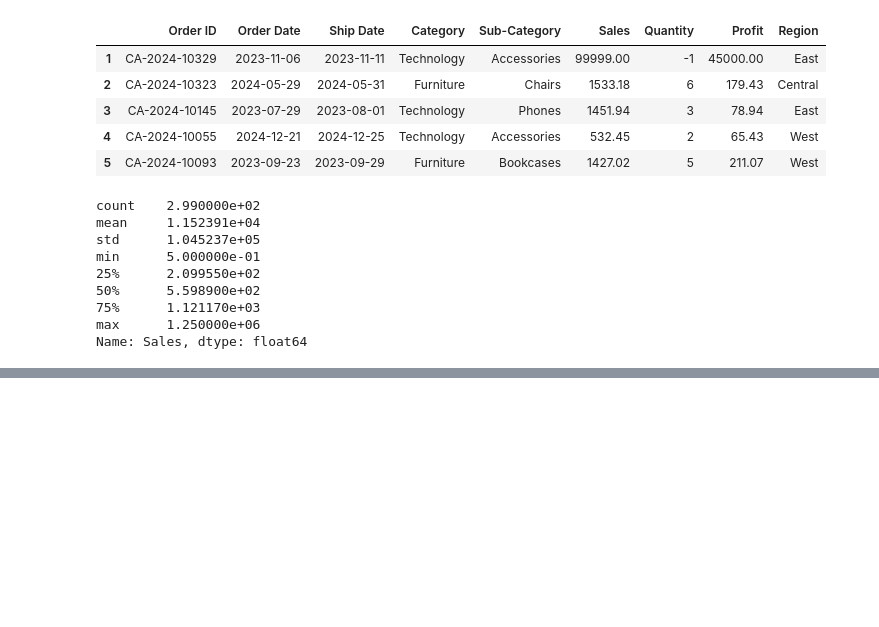
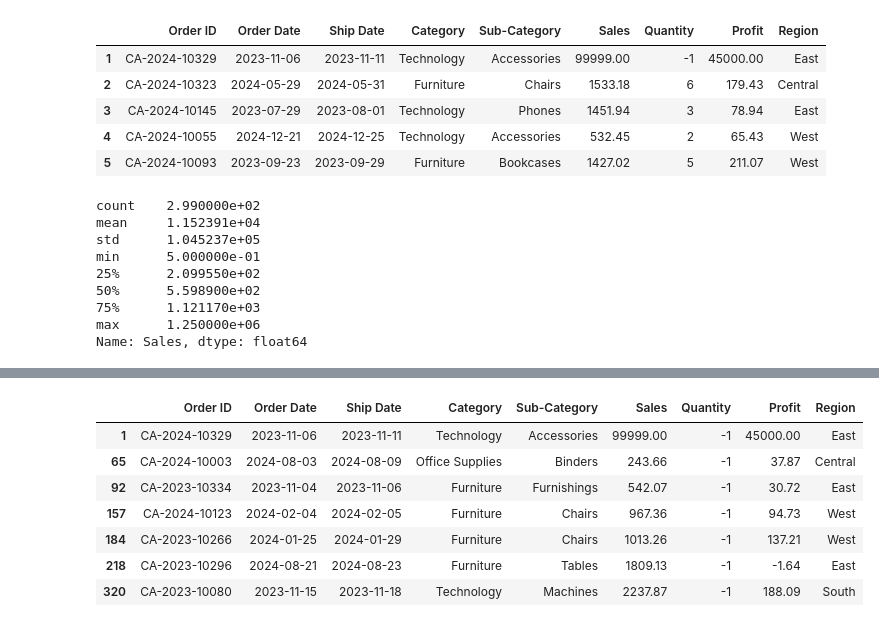
Before and after one commit to rfaoktvian/VisualisasiData_College, a Jupyter notebook: Assignment2/main.ipynb, the cells around one changed output, grey strips where cells are left out. Cells and saved outputs as stored; diff of their text form; code cells hidden in the pictures; blank space fills up the shorter version.

```diff
--- a/Assignment2/main.ipynb
+++ b/Assignment2/main.ipynb
@@ -330,4 +329,15 @@ df.sort_values('Sales', ascending=False).head(20)
 | 174 | CA-2024-10125 | 2023-11-19 | 2023-11-15 | Furniture | Tables | 2736.88 | 7 | -191.42 | East |
 | 29 | CA-2023-10116 | 2024-05-03 | 2024-05-10 | Technology | Phones | 2714.88 | 6 | 485.26 | East |
 | 277 | CA-2023-10200 | 2024-10-06 | 2024-10-12 | Technology | Copiers | 2704.30 | 4 | 442.39 | East |
+# %%
+df[df['Quantity'] < 0]
+# %% [output]
+|  | Order ID | Order Date | Ship Date | Category | Sub-Category | Sales | Quantity | Profit | Region |
+| 1 | CA-2024-10329 | 2023-11-06 | 2023-11-11 | Technology | Accessories | 99999.00 | -1 | 45000.00 | East |
+| 65 | CA-2024-10003 | 2024-08-03 | 2024-08-09 | Office Supplies | Binders | 243.66 | -1 | 37.87 | Central |
+| 92 | CA-2023-10334 | 2023-11-04 | 2023-11-06 | Furniture | Furnishings | 542.07 | -1 | 30.72 | East |
+| 157 | CA-2024-10123 | 2024-02-04 | 2024-02-05 | Furniture | Chairs | 967.36 | -1 | 94.73 | West |
+| 184 | CA-2023-10266 | 2024-01-25 | 2024-01-29 | Furniture | Chairs | 1013.26 | -1 | 137.21 | West |
+| 218 | CA-2023-10296 | 2024-08-21 | 2024-08-23 | Furniture | Tables | 1809.13 | -1 | -1.64 | East |
+| 320 | CA-2023-10080 | 2023-11-15 | 2023-11-18 | Technology | Machines | 2237.87 | -1 | 188.09 | South |
 # %%
```
Also changed, not shown: parts of 11 cells of this notebook.
